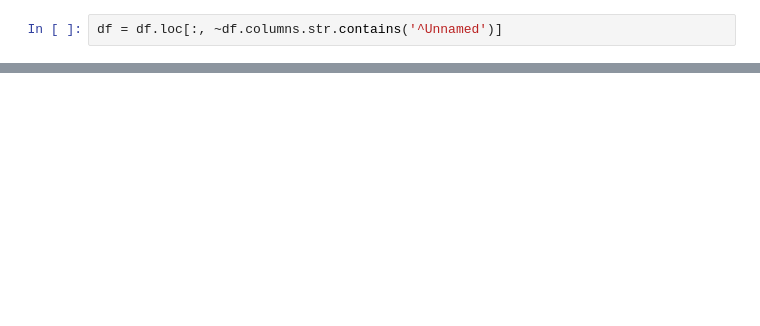
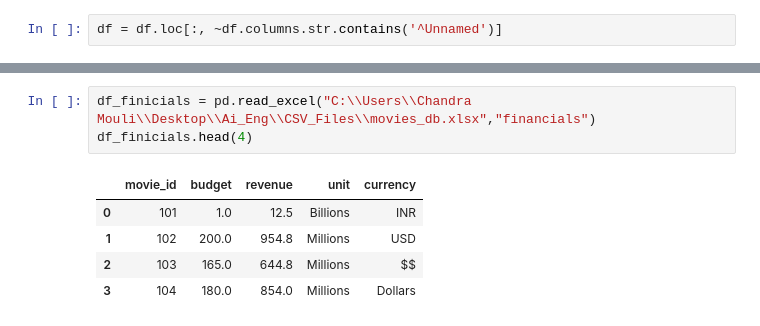
Before and after one commit to ChandraMouli2727/Rough, a Jupyter notebook: Pandas/Py_3_Read_write_Excel_CSV.ipynb, the cells around one changed output, grey strips where cells are left out. Drawn from its saved outputs; the diff is of its cells as text; blank space fills up the shorter version.

```diff
--- a/Pandas/Py_3_Read_write_Excel_CSV.ipynb
+++ b/Pandas/Py_3_Read_write_Excel_CSV.ipynb
@@ -116,0 +168,9 @@ df
+# %%
+df_finicials = pd.read_excel("C:\\Users\\Chandra Mouli\\Desktop\\Ai_Eng\\CSV_Files\\movies_db.xlsx","financials")
+df_finicials.head(4)
+# %% [output]
+|  | movie_id | budget | revenue | unit | currency |
+| 0 | 101 | 1.0 | 12.5 | Billions | INR |
+| 1 | 102 | 200.0 | 954.8 | Millions | USD |
+| 2 | 103 | 165.0 | 644.8 | Millions | $$ |
+| 3 | 104 | 180.0 | 854.0 | Millions | Dollars |
```
Also changed, not shown: parts of 13 cells of this notebook, 8 other files.
